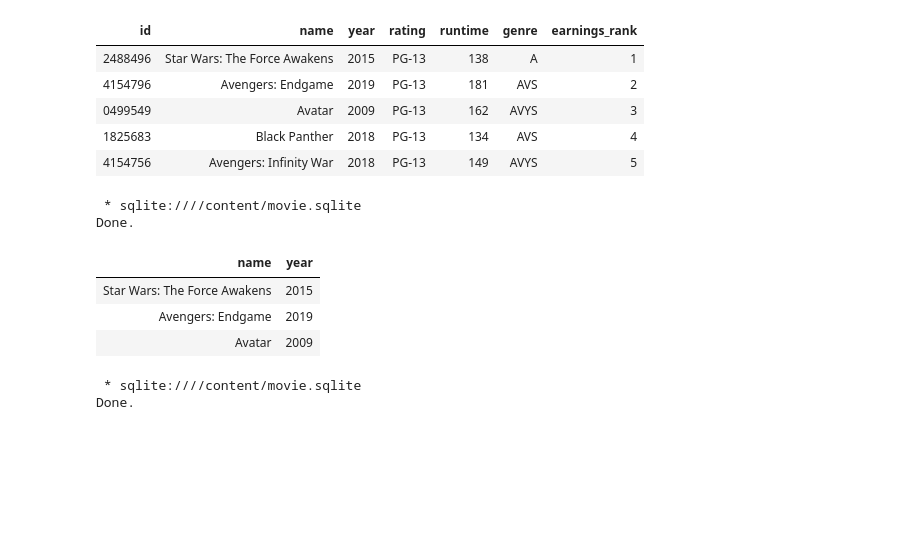
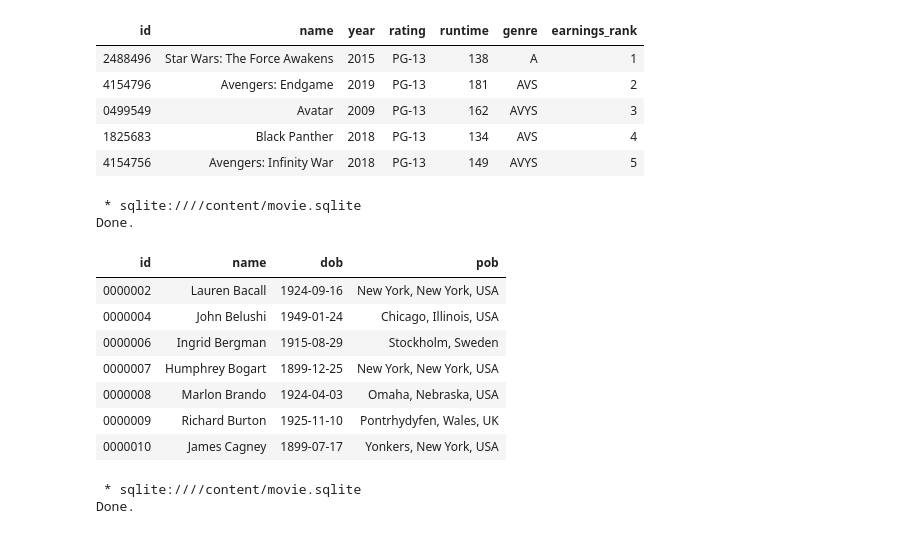
Before and after one commit to brendanpshea/database_class, a Jupyter notebook: Introduction_to_SQL.ipynb, the cells around one changed output. Cells and saved outputs as stored; diff of their text form; code cells hidden in the pictures; blank space fills up the shorter version.

```diff
--- a/Introduction_to_SQL.ipynb
+++ b/Introduction_to_SQL.ipynb
@@ -102,18 +128,21 @@ Done.
 | 0499549 | Avatar | 2009 | PG-13 | 162 | AVYS | 3 |
 | 1825683 | Black Panther | 2018 | PG-13 | 134 | AVS | 4 |
 | 4154756 | Avengers: Infinity War | 2018 | PG-13 | 149 | AVYS | 5 |
-# %%
-# OR, we could just retrive the "name" and "year" columns
-%%sql
-
-SELECT name, year FROM Movie LIMIT 3;
-# %% [output]
- * sqlite:////content/movie.sqlite
-Done.
-| name | year |
-| Star Wars: The Force Awakens | 2015 |
-| Avengers: Endgame | 2019 |
-| Avatar | 2009 |
+# %%
+# Now, we can take a look at the first 7 rows of the Person table
+%%sql
+SELECT * FROM Person LIMIT 7
+# %% [output]
+ * sqlite:////content/movie.sqlite
+Done.
+| id | name | dob | pob |
+| 0000002 | Lauren Bacall | 1924-09-16 | New York, New York, USA |
+| 0000004 | John Belushi | 1949-01-24 | Chicago, Illinois, USA |
+| 0000006 | Ingrid Bergman | 1915-08-29 | Stockholm, Sweden |
+| 0000007 | Humphrey Bogart | 1899-12-25 | New York, New York, USA |
+| 0000008 | Marlon Brando | 1924-04-03 | Omaha, Nebraska, USA |
+| 0000009 | Richard Burton | 1925-11-10 | Pontrhydyfen, Wales, UK |
+| 0000010 | James Cagney | 1899-07-17 | Yonkers, New York, USA |
 # %%
 # COUNT can tell us how many rows are returned.
 # This is often more useful than listing the rows out one by one
```
Also changed, not shown: parts of 4 cells of this notebook.
